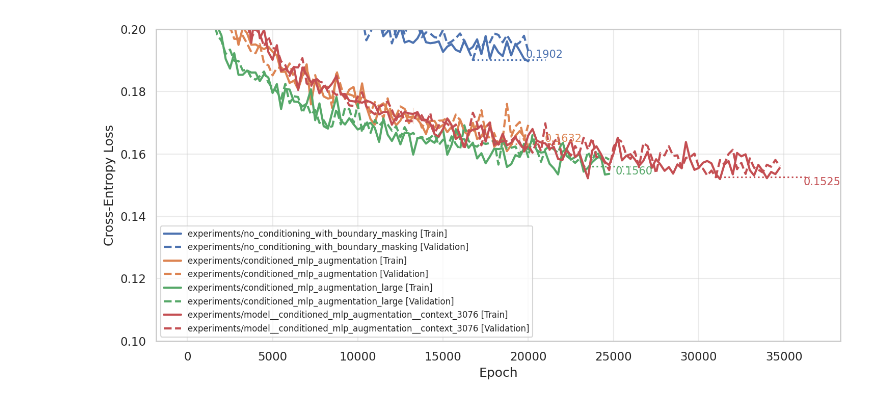
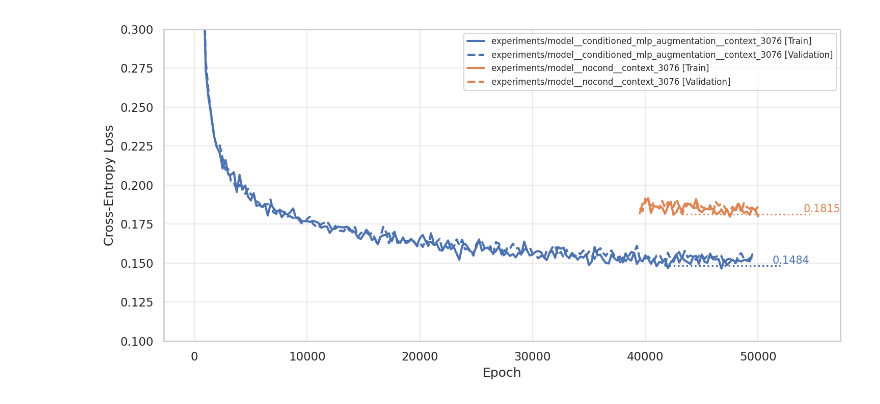
Before and after one commit to zhaohan-alan/decifier, a Jupyter notebook: notebooks/CE-Loss.ipynb, the cells around one changed output. Drawn from its saved outputs; the diff is of its cells as text; code cells hidden in the pictures.

```diff
--- a/notebooks/CE-Loss.ipynb
+++ b/notebooks/CE-Loss.ipynb
@@ -1,31 +1,33 @@
 # %%
-from decifer.utility import (
+from decifer_refactored.utility import (
     plot_loss_curves,
 )
 from glob import glob
+from bin_refactored.train import TrainConfig
 
 # ckpts = glob("../experiments/**/*.pt", recursive=True)
 
 ckpts = [
     # "../experiments/no_conditioning_with_no_boundary_masking/ckpt.pt",
-    "../experiments/no_conditioning_with_boundary_masking/ckpt.pt",
+    # "../experiments/no_conditioning_with_boundary_masking/ckpt.pt",
     # "../experiments/conditioned_mlp_clean/ckpt.pt",
-    "../experiments/conditioned_mlp_augmentation/ckpt.pt",
+    # "../experiments/conditioned_mlp_augmentation/ckpt.pt",
     # "../experiments/conditioned_cl_augmentation/ckpt.pt",
-    "../experiments/conditioned_mlp_augmentation_large/ckpt.pt",
+    # "../experiments/conditioned_mlp_augmentation_large/ckpt.pt",
     # "../experiments/cond_mlp_aug_3_layer/ckpt.pt",
     # "../experiments/cond_mlp_clean_5pctfwhm/ckpt.pt",
     "../experiments/model__conditioned_mlp_augmentation__context_3076/ckpt.pt",
+    "../experiments/model__nocond__context_3076/ckpt.pt",
     # "../experiments/model__conditioned_mlp_augmentation__context_3076__embd_1024/ckpt.pt",
 ]
 
 plot_loss_curves(
     ckpts,
     ylog = False,
     # xmax = 1000,
     ymin = 0.1,
-    ymax = 0.2,
+    ymax = 0.3,
     figsize=(10,5),
 )
 # %% [output]
-[figure, old version]
+[figure, new version]
```
Also changed, not shown: 2 other files.
